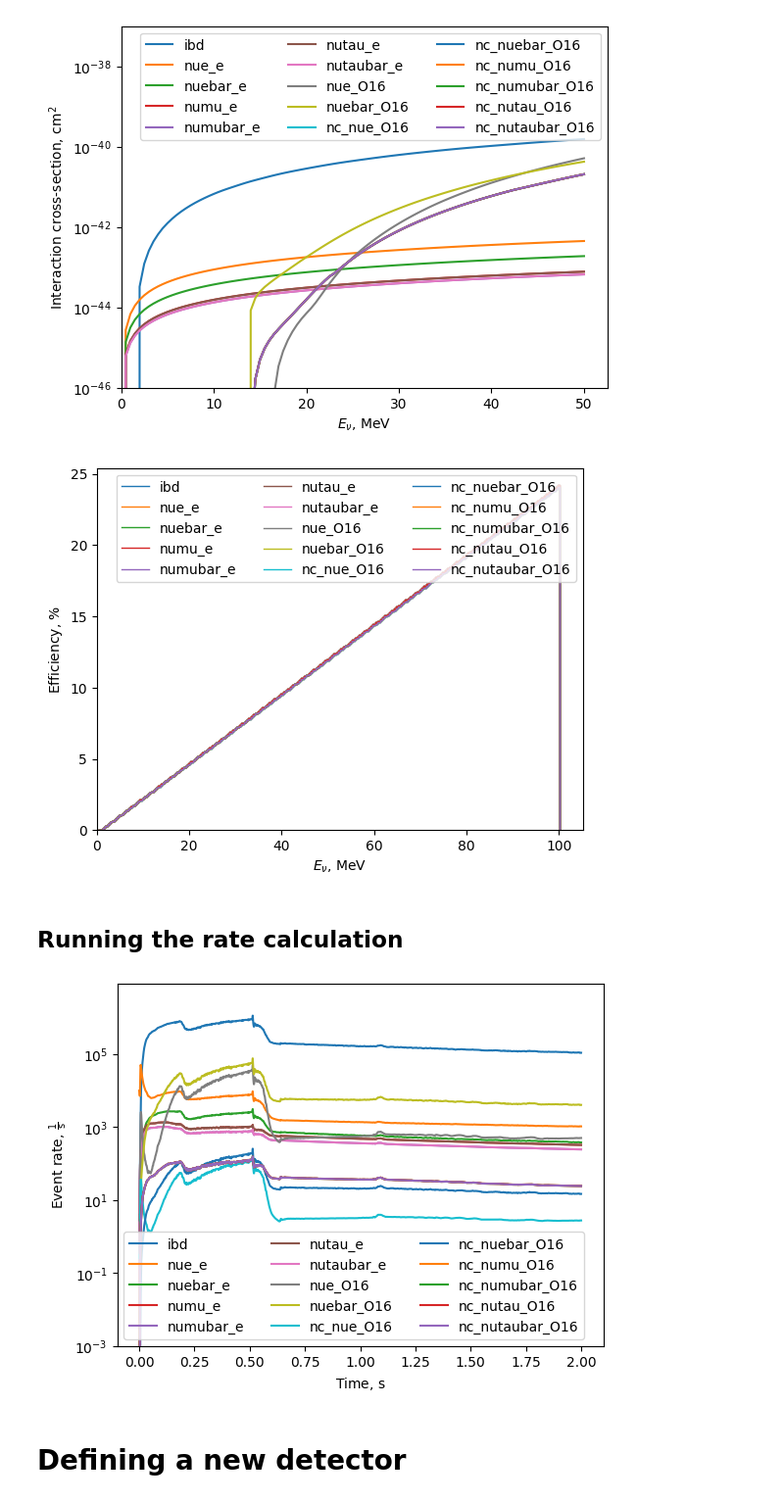
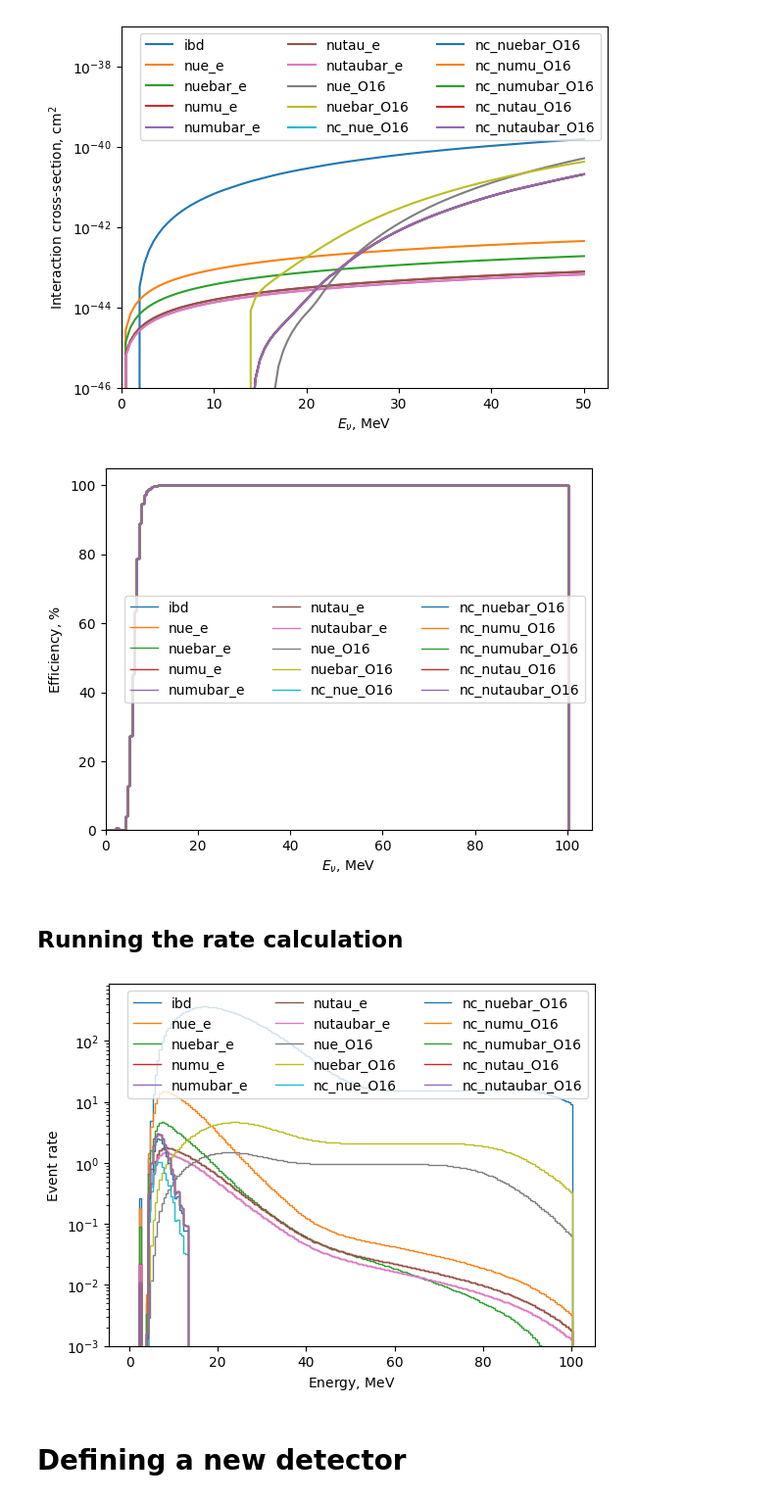
Before and after one commit to SNEWS2/snewpy, a Jupyter notebook: doc/nb/Detector_demo.ipynb, the cells around one changed output. Shown at 98% size. Cells and saved outputs as stored; diff of their text form; code cells hidden in the pictures.

```diff
--- a/doc/nb/Detector_demo.ipynb
+++ b/doc/nb/Detector_demo.ipynb
@@ -86,6 +86,6 @@ list(rc.detectors)
 ## Read the detector you need
 # %%
 #read the detector
-det = rc.read_detector('icecube')
+det = rc.read_detector('wc100kt30prct')
 det
 # %% [output]
@@ -135,20 +135,20 @@ plt.xlim(0)
 plt.ylim(0)
 plt.show()
 # %% [output]
-[figure, old version]
+[figure, new version]
 # %% [markdown]
 ## Running the rate calculation
 # %%
 rates = det.run(flux)
 for chan,rate in rates.items():
     #integrate over energy
-    plot_rate(rate, axis='time', label=chan)
+    plot_rate(rate, axis='energy', label=chan)
 plt.legend(ncols=3)
 plt.yscale('log')
 plt.ylim(1e-3)
 plt.show()
 # %% [output]
-[figure, old version]
+[figure, new version]
 # %% [markdown]
 # Defining a new detector
 # %%
```
Also changed, not shown: parts of 8 cells of this notebook.
